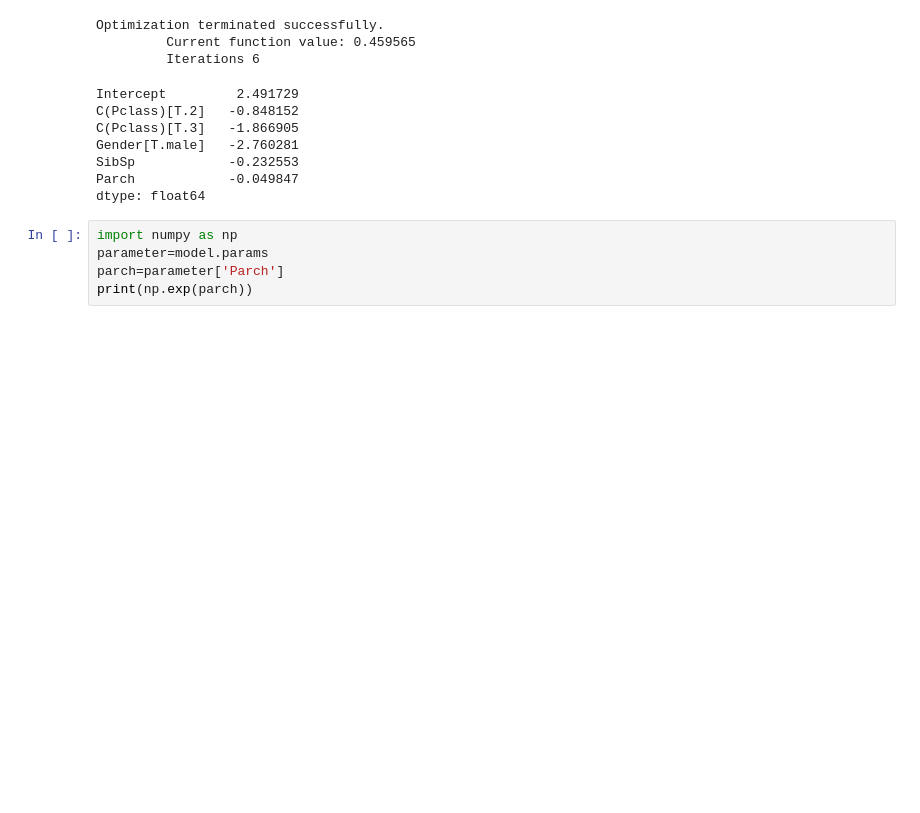
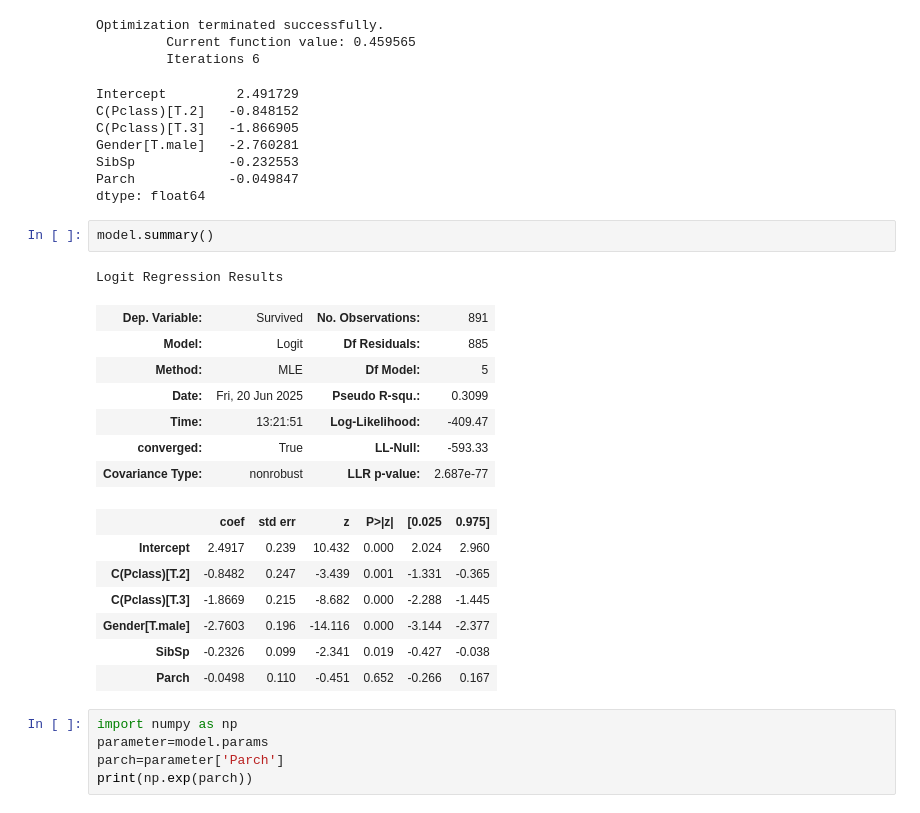
Before and after one commit to zephiris21/bigdata_analysis_study, a Jupyter notebook: t3_p1.ipynb, the cells around one changed output. Cells and saved outputs as stored; diff of their text form; blank space fills up the shorter version.

```diff
--- a/t3_p1.ipynb
+++ b/t3_p1.ipynb
@@ -385,6 +386,24 @@ Gender[T.male]   -2.760281
 SibSp            -0.232553
 Parch            -0.049847
 dtype: float64
+# %%
+model.summary()
+# %% [output]
+Logit Regression Results
+| Dep. Variable: | Survived | No. Observations: | 891 |
+| Model: | Logit | Df Residuals: | 885 |
+| Method: | MLE | Df Model: | 5 |
+| Date: | Fri, 20 Jun 2025 | Pseudo R-squ.: | 0.3099 |
+| Time: | 13:21:51 | Log-Likelihood: | -409.47 |
+| converged: | True | LL-Null: | -593.33 |
+| Covariance Type: | nonrobust | LLR p-value: | 2.687e-77 |
+|  | coef | std err | z | P>|z| | [0.025 | 0.975] |
+| Intercept | 2.4917 | 0.239 | 10.432 | 0.000 | 2.024 | 2.960 |
+| C(Pclass)[T.2] | -0.8482 | 0.247 | -3.439 | 0.001 | -1.331 | -0.365 |
+| C(Pclass)[T.3] | -1.8669 | 0.215 | -8.682 | 0.000 | -2.288 | -1.445 |
+| Gender[T.male] | -2.7603 | 0.196 | -14.116 | 0.000 | -3.144 | -2.377 |
+| SibSp | -0.2326 | 0.099 | -2.341 | 0.019 | -0.427 | -0.038 |
+| Parch | -0.0498 | 0.110 | -0.451 | 0.652 | -0.266 | 0.167 |
 # %%
 import numpy as np
 parameter=model.params
```
Also changed, not shown: parts of 19 cells of this notebook, 46 other files.
